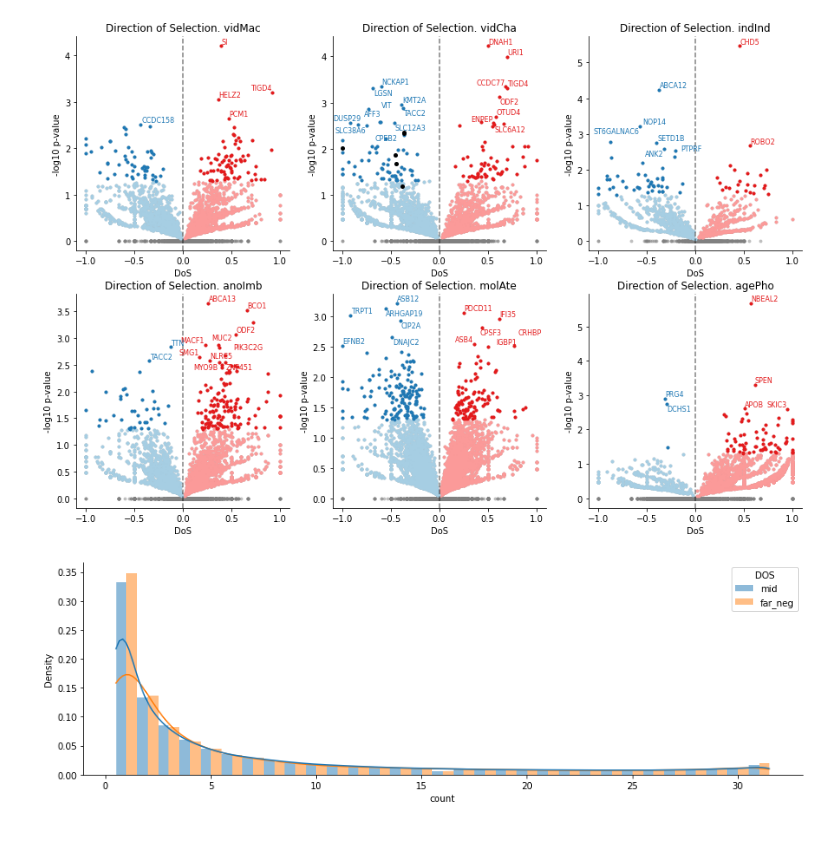
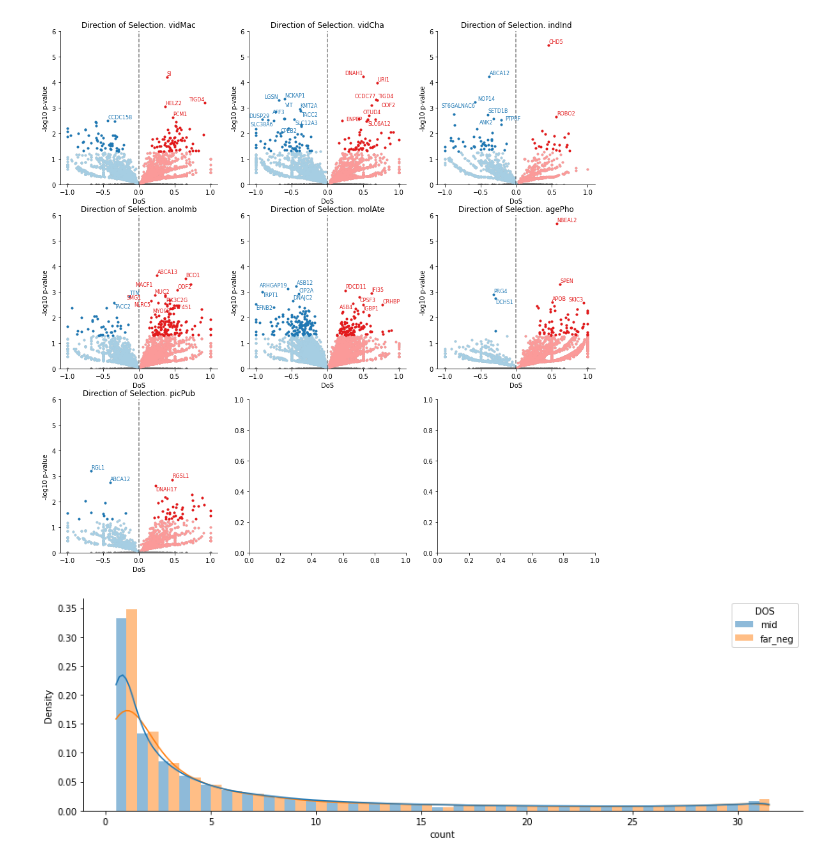
Before and after one commit to osipovarev/Brood_parasites_analysis, a Jupyter notebook: mk_test_analysis.ipynb, the cells around one changed output. Saved outputs shown, nothing was run; the diff lists cells and outputs as text; code cells hidden in the pictures.

```diff
--- a/mk_test_analysis.ipynb
+++ b/mk_test_analysis.ipynb
@@ -33,10 +33,10 @@ wnt_genes = ['ANKRD6', 'BCL9L', 'CPE', 'DAB2', 'DCDC2', 'EDN1', 'EGF', 'FGF2', '
 neuro_genes = ['BTBD9', 'ITSN2', 'SYN3', 'SLC18A2', 'NLGN3', 'OPHN1']
 # %%
 ### Plot DoS from MK test for all 3 clades
-dbs = ['vidMac', 'vidCha', 'indInd', 'anoImb', 'molAte', 'agePho']
+dbs = ['vidMac', 'vidCha', 'indInd', 'anoImb', 'molAte', 'agePho', 'picPub']
 selected_genes = []
 
-fig, axes = plt.subplots(2, 3, figsize=(3*5, 2*5))
+fig, axes = plt.subplots(3, 3, figsize=(3*5, 3*5))
 p = sns.color_palette('Paired')
 
 all_DFs = {}
@@ -71,45 +71,43 @@ for db in dbs:
     df_Dneg_strict = df[(pd.to_numeric(df['dos']) < 0) & (df['log.pval'] > pval_cutoff_strict)]
     df_Dpos_lax = df[(pd.to_numeric(df['dos']) > 0) & (df['log.pval'] > pval_cutoff_lax)]
     df_Dneg_lax = df[(pd.to_numeric(df['dos']) < 0) & (df['log.pval'] > pval_cutoff_lax)]
-    df_wnt = df[df['gene'].isin(wnt_genes)]
-    df_neuro = df[df['gene'].isin(neuro_genes)]
+#     df_wnt = df[df['gene'].isin(wnt_genes)]
+#     df_neuro = df[df['gene'].isin(neuro_genes)]
 
     ## Plot DoS
     sns.scatterplot(ax=axi, data=df, x='dos', y='log.pval', alpha=0.5, linewidth=0, s=15, color='grey')
     sns.scatterplot(ax=axi, data=df_Dpos_lax, x='dos', y='log.pval', linewidth=0, s=15, color=p[4])
     sns.scatterplot(ax=axi, data=df_Dneg_lax, x='dos', y='log.pval', linewidth=0, s=15, color=p[0])
     sns.scatterplot(ax=axi, data=df_Dpos_strict, x='dos', y='log.pval', linewidth=0, s=15, color=p[5])
     sns.scatterplot(ax=axi, data=df_Dneg_strict, x='dos', y='log.pval', linewidth=0, s=15, color=p[1])
-    if db == 'vidCha':
-        sns.scatterplot(ax=axi, data=df_neuro, x='dos', y='log.pval', linewidth=0, s=25, color='k')
 
-
+    axi.set_ylim(0, 6)
     axi.set_title('Direction of Selection. {}'.format(db))
     axi.set(xlabel='DoS', ylabel='-log10 p-value')
 #     axi.axhline(pval_cutoff, color='k', alpha=0.5, ls='--')
     axi.axvline(0, color='k', alpha=0.5, ls='--')
     sns.despine(fig=None, ax=None, left=False, bottom=False, offset=None, trim=False)
     i += 1
 
     labels = []
     for x, y, g in zip(df_Dpos_strict['dos'], df_Dpos_strict['log.pval'], df_Dpos_strict['gene']):
         if ((y > 2.5) and (not g.startswith('reg_')) and (not g.startswith('LOC'))):
             labels.append(axi.text(x=x, y=y, s=g, color=p[5], size=8))
     adjust_text(labels, ax=axi)
 
     labels = []
     for x, y, g in zip(df_Dneg_strict['dos'], df_Dneg_strict['log.pval'], df_Dneg_strict['gene']):
         if ((y > 2.5) and (not g.startswith('reg_')) and (not g.startswith('LOC'))):
             labels.append(axi.text(x=x, y=y, s=g, color=p[1], size=8))
     adjust_text(labels, ax=axi)
 
 # pdf_name = 'dos.pval_volcanos.mk_test.4_db.pdf'
 # pdf_name = 'dos.pval_volcanos.mk_test.5_db.pdf'
-pdf_name = 'dos.pval_volcanos.mk_test.6_db.pdf'
+pdf_name = 'dos.pval_volcanos.mk_test.{}_db.pdf'.format(len(dbs))
 
-# fig.savefig(pdf_name, bbox_inches='tight')
+fig.savefig(pdf_name, bbox_inches='tight')
 # %% [output]
-[figure, old version]
+[figure, new version]
 # %%
 ## Check TajimaD and AF distributions for DoS < 0 and DoS > 0
 db = 'indInd'
```
Also changed, not shown: 3 other files.
